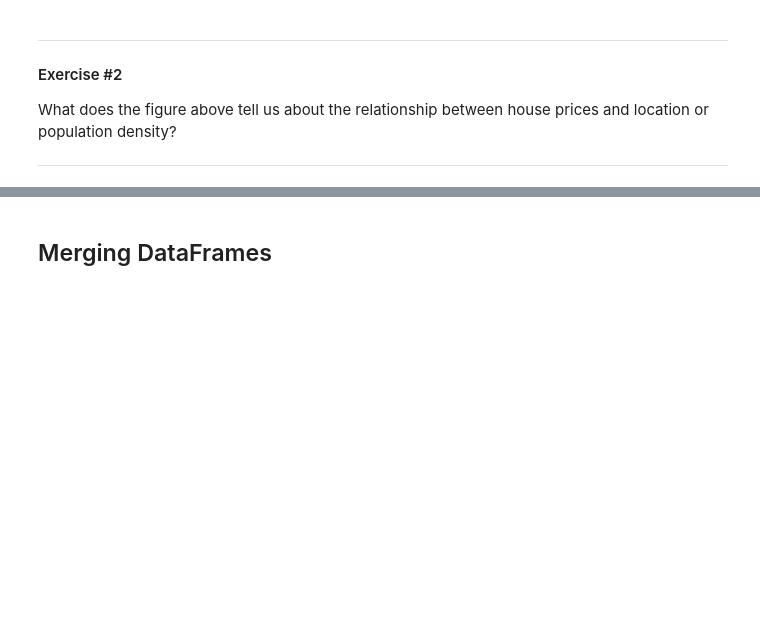
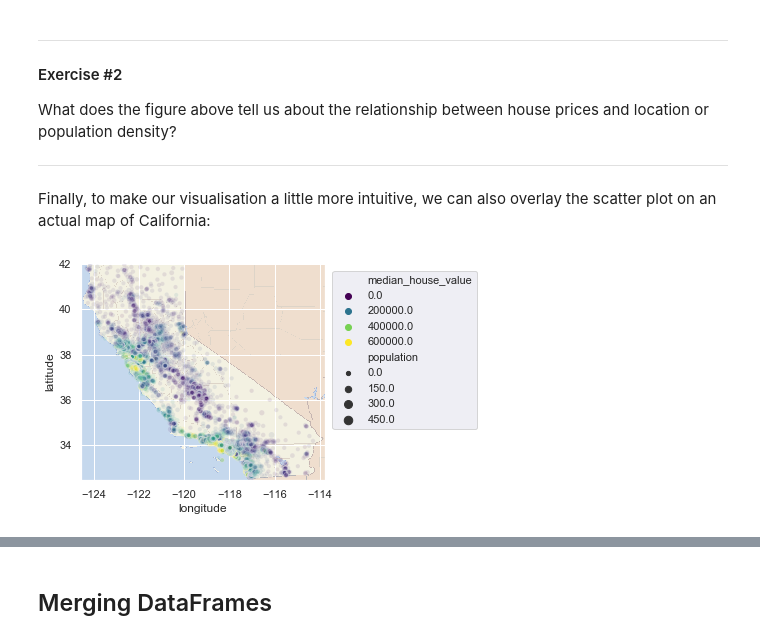
Before and after one commit to lewtun/dslectures, a Jupyter notebook: notebooks/lesson02_exploratory-data-analysis.ipynb, the cells around one changed output, grey strips where cells are left out. Drawn from its saved outputs; the diff is of its cells as text; code cells hidden in the pictures; blank space fills up the shorter version.

```diff
--- a/notebooks/lesson02_exploratory-data-analysis.ipynb
+++ b/notebooks/lesson02_exploratory-data-analysis.ipynb
@@ -224,3 +216,24 @@ fig.legend(loc="center left", bbox_to_anchor=(1.01, 0.6), ncol=1);
 What does the figure above tell us about the relationship between house prices and location or population density?
 
 ---
+# %% [markdown]
+Finally, to make our visualisation a little more intuitive, we can also overlay the scatter plot on an actual map of California:
+# %%
+fig = sns.scatterplot(
+    x="longitude",
+    y="latitude",
+    data=housing_data,
+    alpha=0.1,
+    hue="median_house_value",
+    palette="viridis",
+    size=housing_data["population"] / 100
+)
+
+# place legend outside of figure
+fig.legend(loc="center left", bbox_to_anchor=(1.01, 0.6), ncol=1);
+
+# ref - www.kaggle.com/camnugent/geospatial-feature-engineering-and-visualization/
+california_img=mpimg.imread('images/california.png')
+plt.imshow(california_img, extent=[-124.55, -113.80, 32.45, 42.05], alpha=0.5);
+# %% [output]
+[figure, added]
```
Also changed, not shown: parts of 32 cells of this notebook, 8 other files.
